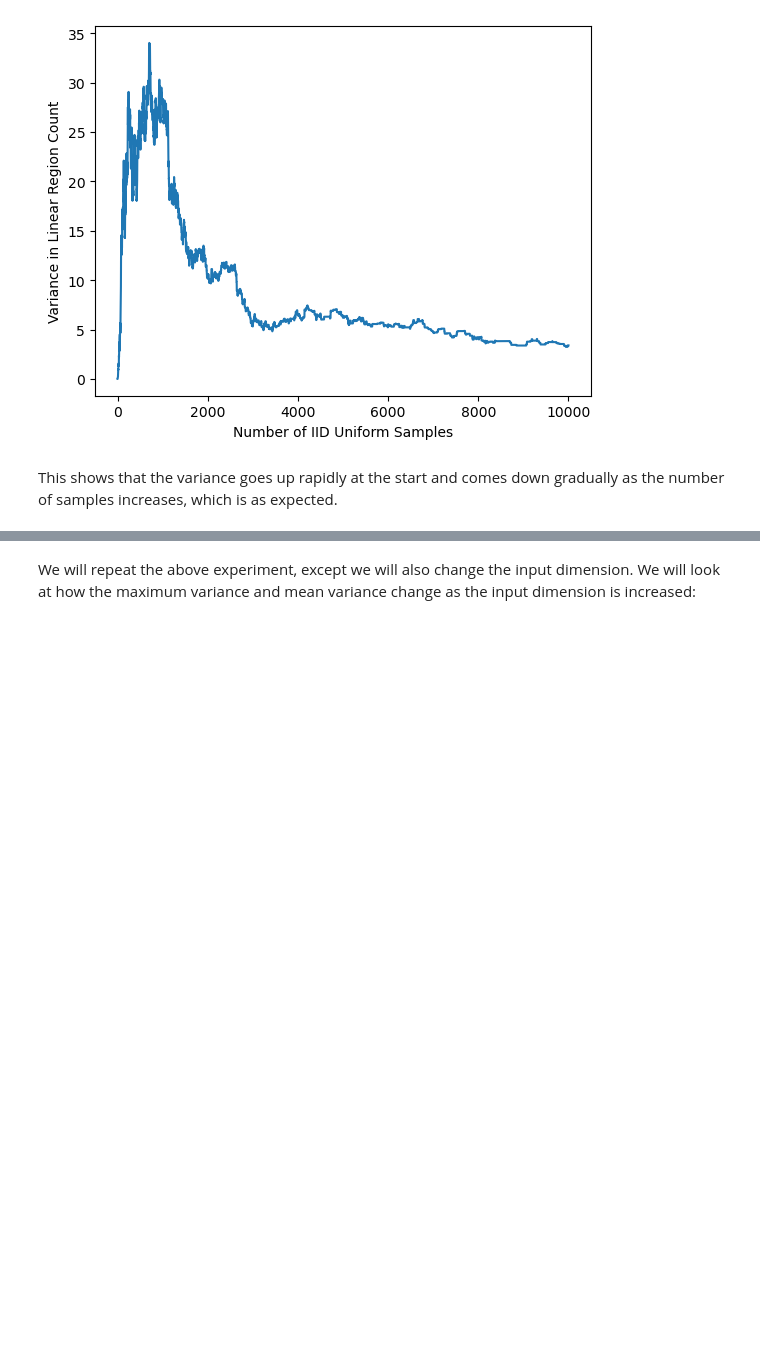
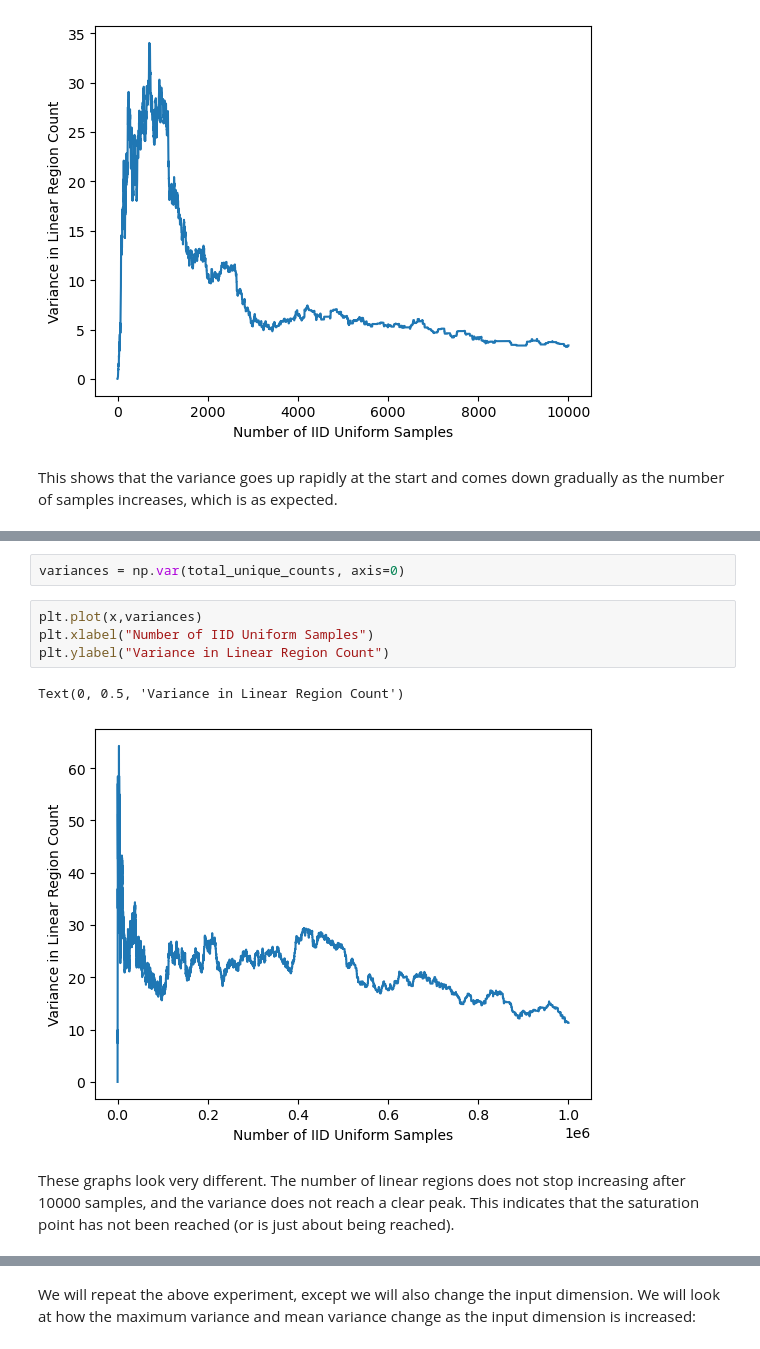
Before and after one commit to Gautam-Chauhan/MSc-Thesis, a Jupyter notebook: iid_uniform_code.ipynb, the cells around one changed output, grey strips where cells are left out. Drawn from its saved outputs; the diff is of its cells as text; blank space fills up the shorter version.

```diff
--- a/iid_uniform_code.ipynb
+++ b/iid_uniform_code.ipynb
@@ -255,0 +310,11 @@ This shows that the variance goes up rapidly at the start and comes down gradual
+# %%
+variances = np.var(total_unique_counts, axis=0)
+# %%
+plt.plot(x,variances)
+plt.xlabel("Number of IID Uniform Samples")
+plt.ylabel("Variance in Linear Region Count")
+# %% [output]
+Text(0, 0.5, 'Variance in Linear Region Count')
+[figure, added]
+# %% [markdown]
+These graphs look very different. The number of linear regions does not stop increasing after 10000 samples, and the variance does not reach a clear peak. This indicates that the saturation point has not been reached (or is just about being reached).
```
Also changed, not shown: parts of 25 cells of this notebook.
